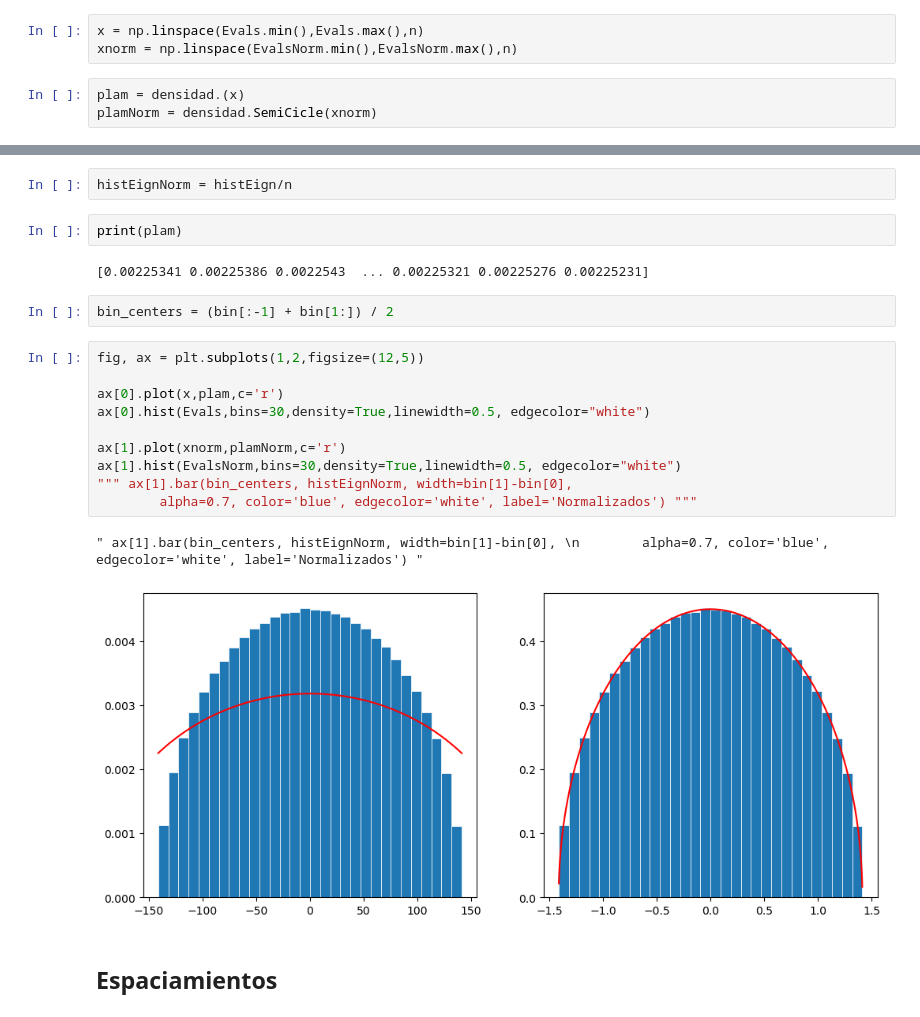
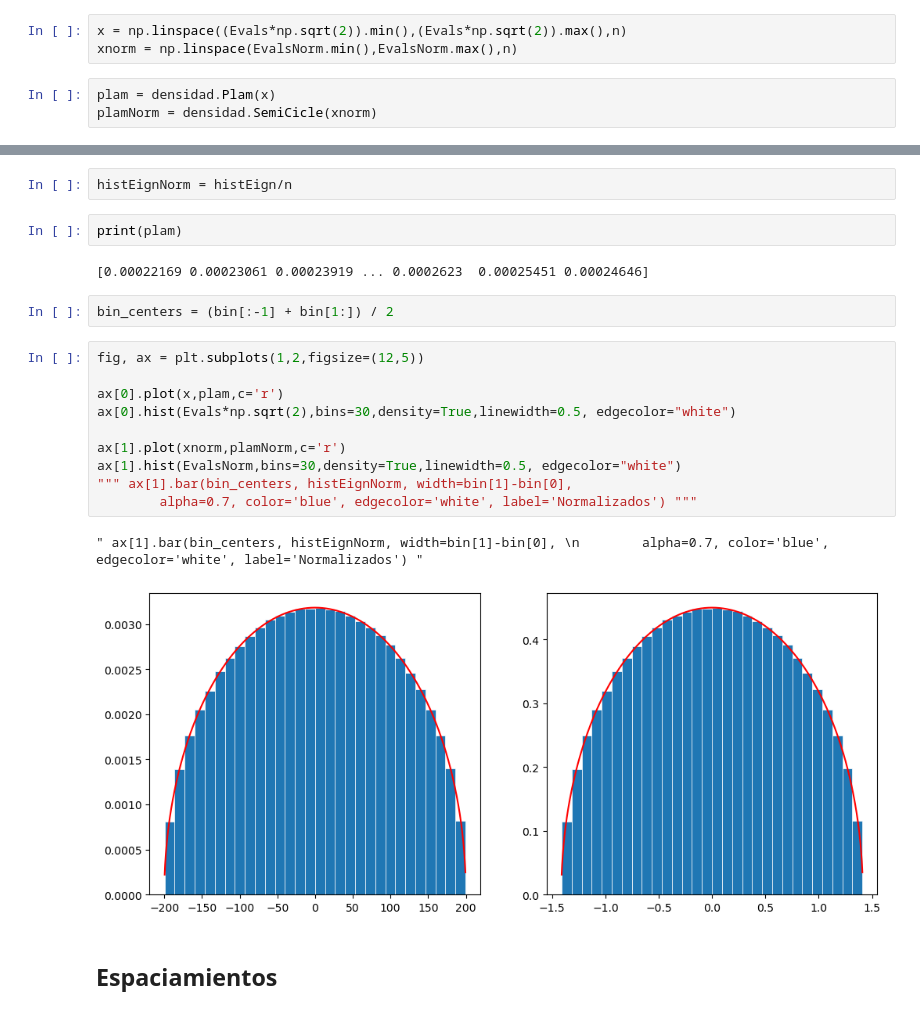
Before and after one commit to Michicol/Archivos-Practicas, a Jupyter notebook: GUE.ipynb, the cells around one changed output, grey strips where cells are left out. Cells and saved outputs as stored; diff of their text form.

```diff
--- a/GUE.ipynb
+++ b/GUE.ipynb
@@ -62,10 +62,10 @@ ax[1].legend()
 # %% [markdown]
 ## Ley del semi-circulo de wigner
 # %%
-x = np.linspace(Evals.min(),Evals.max(),n)
+x = np.linspace((Evals*np.sqrt(2)).min(),(Evals*np.sqrt(2)).max(),n)
 xnorm = np.linspace(EvalsNorm.min(),EvalsNorm.max(),n)
 # %%
-plam = densidad.(x)
+plam = densidad.Plam(x)
 plamNorm = densidad.SemiCicle(xnorm)
 # %%
 n
@@ -83,22 +83,22 @@ histEignNorm = histEign/n
 # %%
 print(plam)
 # %% [output]
-[0.00225341 0.00225386 0.0022543  ... 0.00225321 0.00225276 0.00225231]
+[0.00022169 0.00023061 0.00023919 ... 0.0002623  0.00025451 0.00024646]
 # %%
 bin_centers = (bin[:-1] + bin[1:]) / 2
 # %%
 fig, ax = plt.subplots(1,2,figsize=(12,5))
 
 ax[0].plot(x,plam,c='r')
-ax[0].hist(Evals,bins=30,density=True,linewidth=0.5, edgecolor="white")
+ax[0].hist(Evals*np.sqrt(2),bins=30,density=True,linewidth=0.5, edgecolor="white")
 
 ax[1].plot(xnorm,plamNorm,c='r')
 ax[1].hist(EvalsNorm,bins=30,density=True,linewidth=0.5, edgecolor="white")
 """ ax[1].bar(bin_centers, histEignNorm, width=bin[1]-bin[0],
         alpha=0.7, color='blue', edgecolor='white', label='Normalizados') """
 # %% [output]
 " ax[1].bar(bin_centers, histEignNorm, width=bin[1]-bin[0], \n        alpha=0.7, color='blue', edgecolor='white', label='Normalizados') "
-[figure, old version]
+[figure, new version]
 # %% [markdown]
 ## Espaciamientos
 # %%
```
Also changed, not shown: parts of 8 cells of this notebook, 1 other file.
